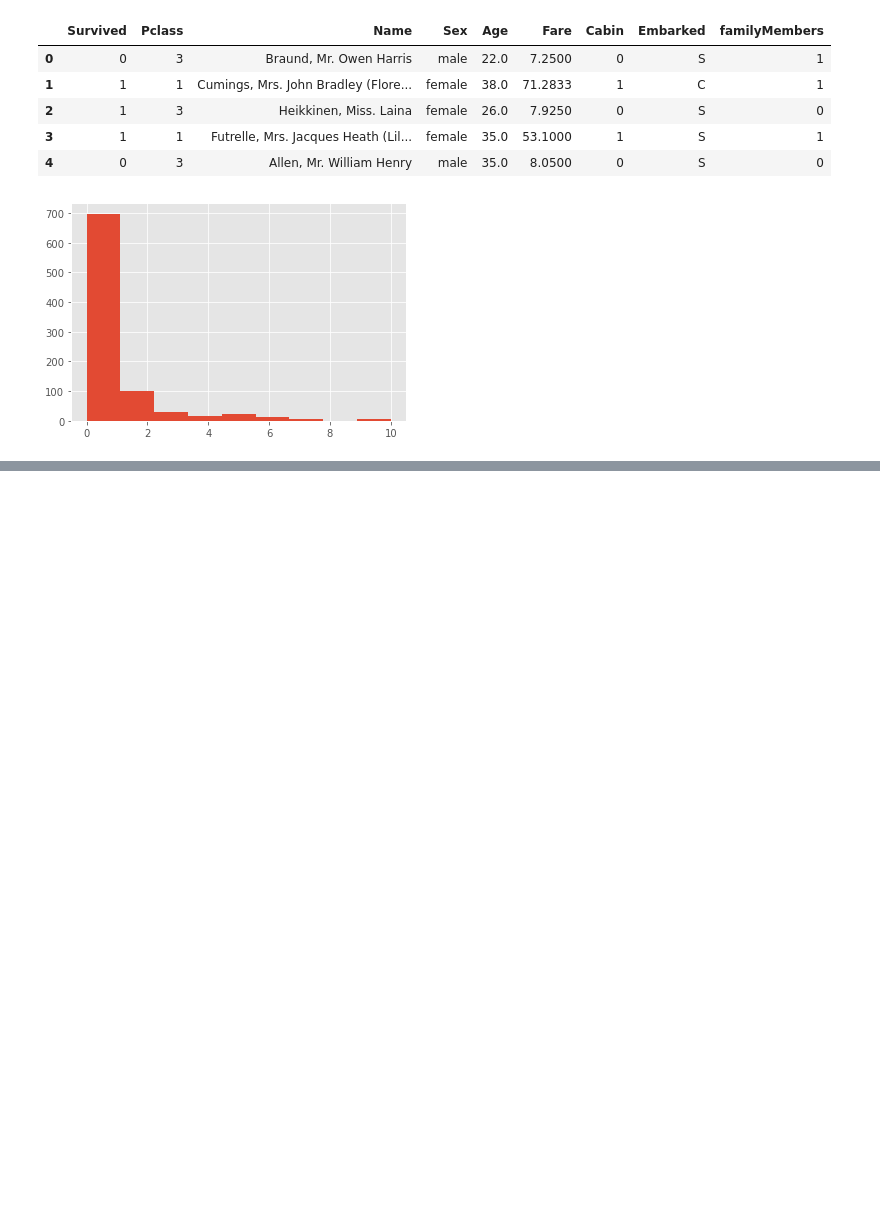
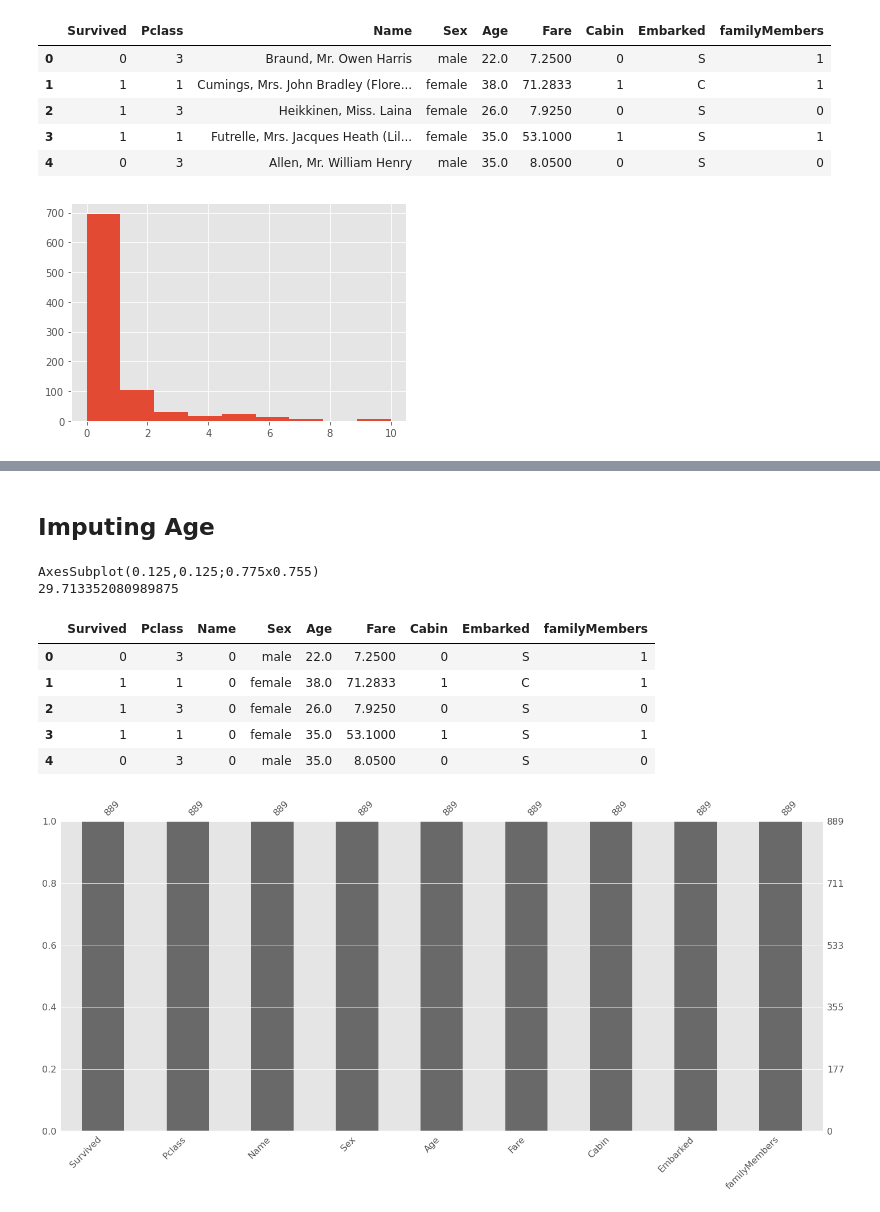
Before and after one commit to Ralo93/classifiersDS, a Jupyter notebook: notebooks/cleaner_set.ipynb, the cells around one changed output, grey strips where cells are left out. Drawn from its saved outputs; the diff is of its cells as text; code cells hidden in the pictures; blank space fills up the shorter version.

```diff
--- a/notebooks/cleaner_set.ipynb
+++ b/notebooks/cleaner_set.ipynb
@@ -208,0 +279,15 @@ KeyError: 'Title'
+# %%
+def encode_name(item):
+    dop = str(item['Name'])
+
+    if dop == 'Mr' or dop == 'Miss' or dop == 'Mrs':
+        dop = 0
+    else:
+        dop = 1
+
+    return dop
+
+df['Name'] = df.apply(encode_name, axis = 1)
+
+df['Name'].unique()
+df
@@ -209 +308,34 @@ KeyError: 'Title'
+# %% [markdown]
+## Imputing Age
+# %%
+df.head()
+
+def impute_Age(item):
+    dop = str(item['Age'])
+
+    if dop == 'nan' or dop == np.NaN:
+        dop = 30;
+
+
+    #title = list(map(str.capitalize, title.split()))
+    return dop
+
+df['Age'] = df.apply(impute_Age, axis = 1)
+
+print(msno.bar(df))
+
+df['Age'] = pd.to_numeric(df['Age'])
+
+print(df['Age'].mean())
+df.head()
+# %% [output]
+AxesSubplot(0.125,0.125;0.775x0.755)
+29.713352080989875
+|  | Survived | Pclass | Name | Sex | Age | Fare | Cabin | Embarked | familyMembers |
+| 0 | 0 | 3 | 0 | male | 22.0 | 7.2500 | 0 | S | 1 |
+| 1 | 1 | 1 | 0 | female | 38.0 | 71.2833 | 1 | C | 1 |
+| 2 | 1 | 3 | 0 | female | 26.0 | 7.9250 | 0 | S | 0 |
+| 3 | 1 | 1 | 0 | female | 35.0 | 53.1000 | 1 | S | 1 |
+| 4 | 0 | 3 | 0 | male | 35.0 | 8.0500 | 0 | S | 0 |
+[figure, added]
 # %%
```
Also changed, not shown: parts of 32 cells of this notebook, 11 other files.
